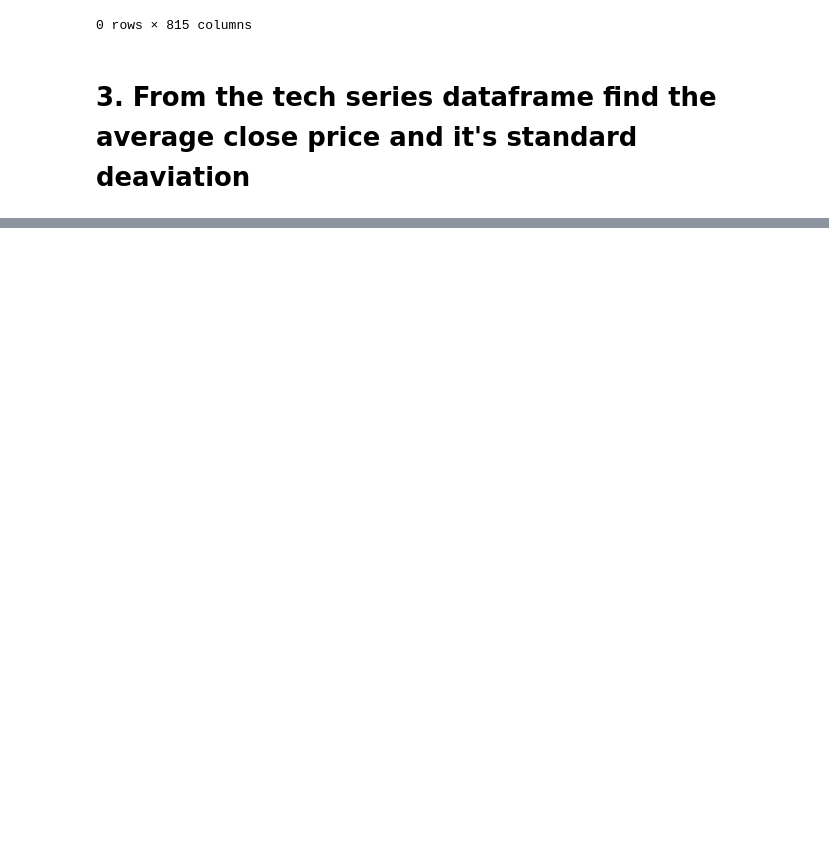
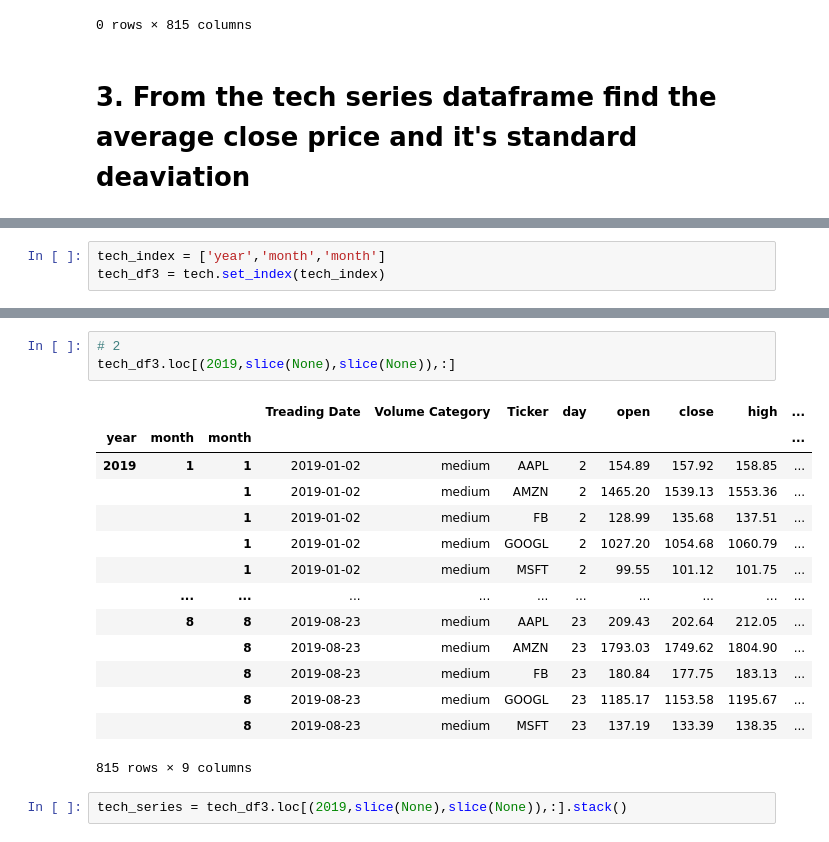
Before and after one commit to TomaszBury/The-ultimate-pandas-bootcamp-advanced-python-data-analysis, a Jupyter notebook: section_07/multi_dimensional.ipynb, the cells around one changed output, grey strips where cells are left out. Drawn from its saved outputs; the diff is of its cells as text; blank space fills up the shorter version.

```diff
--- a/section_07/multi_dimensional.ipynb
+++ b/section_07/multi_dimensional.ipynb
@@ -2221,0 +2275,3 @@ tech_df3.loc[('2019',slice(None),slice(None)):,].set_index(['Treading Date','Vol
+# %%
+tech_index = ['year','month','month']
+tech_df3 = tech.set_index(tech_index)
@@ -2221,0 +2293,20 @@ tech_df3.loc[('2019',slice(None),slice(None)):,].set_index(['Treading Date','Vol
+# %%
+# 2
+tech_df3.loc[(2019,slice(None),slice(None)),:]
+# %% [output]
+|  |  |  | Treading Date | Volume Category | Ticker | day | open | close | high | ... |
+| year | month | month |  |  |  |  |  |  |  | ... |
+| 2019 | 1 | 1 | 2019-01-02 | medium | AAPL | 2 | 154.89 | 157.92 | 158.85 | ... |
+|  |  | 1 | 2019-01-02 | medium | AMZN | 2 | 1465.20 | 1539.13 | 1553.36 | ... |
+|  |  | 1 | 2019-01-02 | medium | FB | 2 | 128.99 | 135.68 | 137.51 | ... |
+|  |  | 1 | 2019-01-02 | medium | GOOGL | 2 | 1027.20 | 1054.68 | 1060.79 | ... |
+|  |  | 1 | 2019-01-02 | medium | MSFT | 2 | 99.55 | 101.12 | 101.75 | ... |
+|  | ... | ... | ... | ... | ... | ... | ... | ... | ... | ... |
+|  | 8 | 8 | 2019-08-23 | medium | AAPL | 23 | 209.43 | 202.64 | 212.05 | ... |
+|  |  | 8 | 2019-08-23 | medium | AMZN | 23 | 1793.03 | 1749.62 | 1804.90 | ... |
+|  |  | 8 | 2019-08-23 | medium | FB | 23 | 180.84 | 177.75 | 183.13 | ... |
+|  |  | 8 | 2019-08-23 | medium | GOOGL | 23 | 1185.17 | 1153.58 | 1195.67 | ... |
+|  |  | 8 | 2019-08-23 | medium | MSFT | 23 | 137.19 | 133.39 | 138.35 | ... |
+815 rows × 9 columns
+# %%
+tech_series = tech_df3.loc[(2019,slice(None),slice(None)),:].stack()
```
Also changed, not shown: parts of 17 cells of this notebook, 3 other files.
